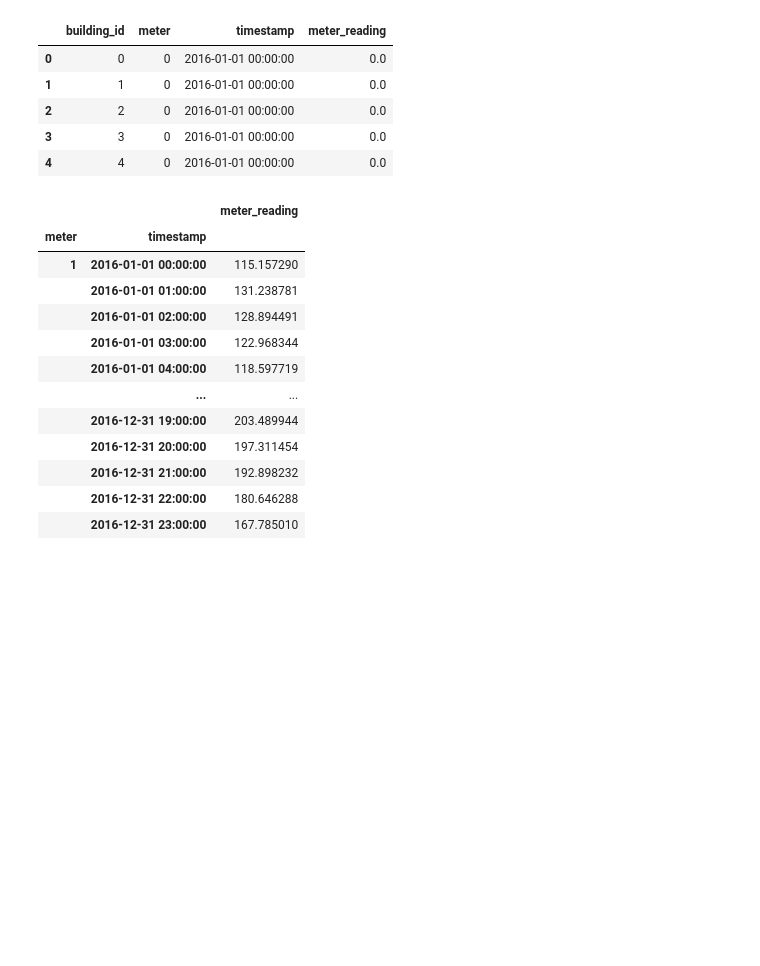
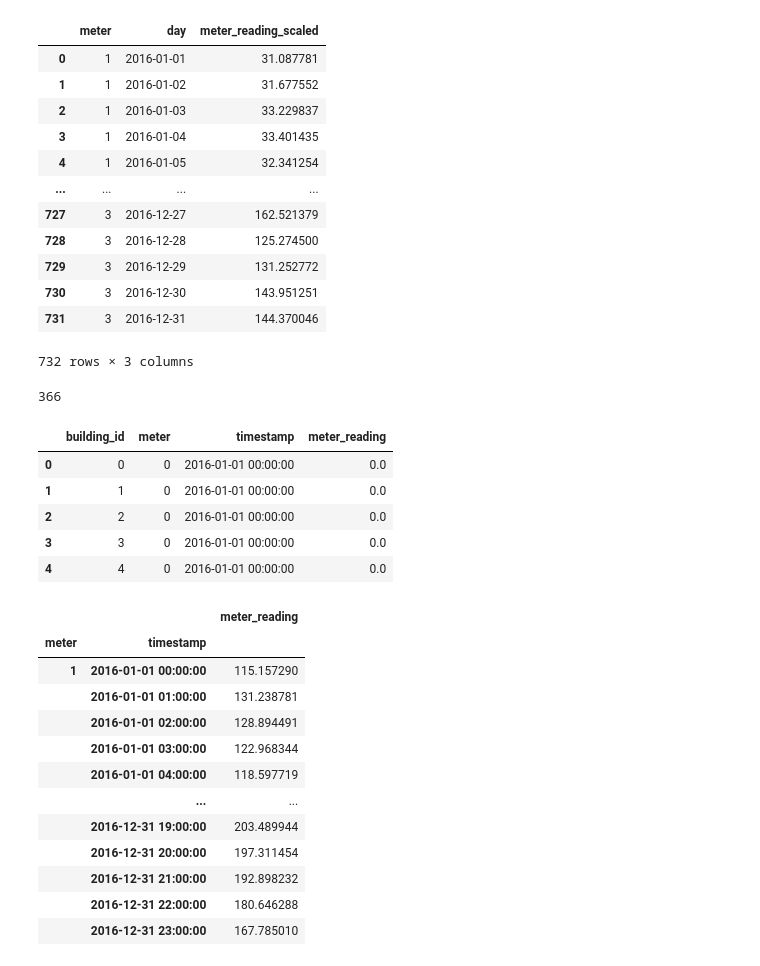
Before and after one commit to vladutdinu/electrify, a Jupyter notebook: train.ipynb, the cells around one changed output. Cells and saved outputs as stored; diff of their text form; code cells hidden in the pictures; blank space fills up the shorter version.

```diff
--- a/train.ipynb
+++ b/train.ipynb
@@ -4,0 +1,8 @@ df = pd.read_csv("train.csv")
+# %%
+import pandas as pd
+
+df = pd.read_csv('dataset.csv', parse_dates=['timestamp'])[["meter","timestamp","meter_reading_scaled"]]
+df['day'] = df['timestamp'].dt.date
+df['month'] = df['timestamp'].dt.month
+df['quarter'] = df['timestamp'].dt.quarter
+df['month_name'] = df['timestamp'].dt.month_name()
@@ -4,0 +11,2 @@ df = pd.read_csv("train.csv")
+# %%
+df = df.groupby(['meter', 'day'])['meter_reading_scaled'].sum().reset_index()
@@ -5,3 +46,25 @@ df = pd.read_csv("train.csv")
+# %%
+df1 = df.groupby(['meter', 'day'])['meter_reading_scaled'].sum().reset_index()
+# %%
+df1
+# %% [output]
+|  | meter | day | meter_reading_scaled |
+| 0 | 1 | 2016-01-01 | 31.087781 |
+| 1 | 1 | 2016-01-02 | 31.677552 |
+| 2 | 1 | 2016-01-03 | 33.229837 |
+| 3 | 1 | 2016-01-04 | 33.401435 |
+| 4 | 1 | 2016-01-05 | 32.341254 |
+| ... | ... | ... | ... |
+| 727 | 3 | 2016-12-27 | 162.521379 |
+| 728 | 3 | 2016-12-28 | 125.274500 |
+| 729 | 3 | 2016-12-29 | 131.252772 |
+| 730 | 3 | 2016-12-30 | 143.951251 |
+| 731 | 3 | 2016-12-31 | 144.370046 |
+732 rows × 3 columns
+# %%
+len(data)
+# %% [output]
+366
 # %%
 df.head()
 # %% [output]
```
Also changed, not shown: parts of 4 cells of this notebook, 1 other file.
